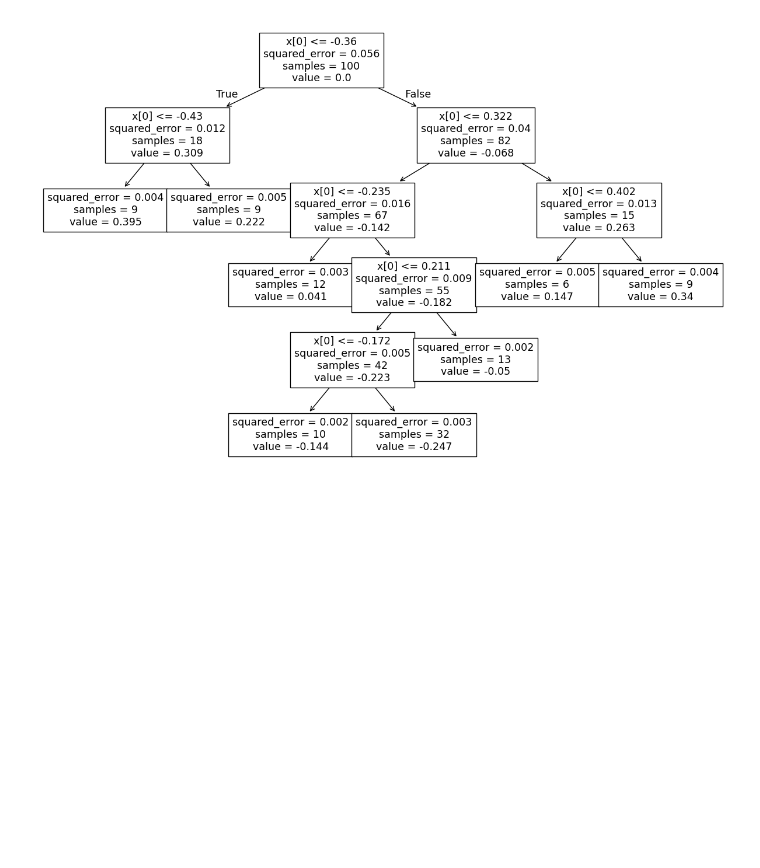
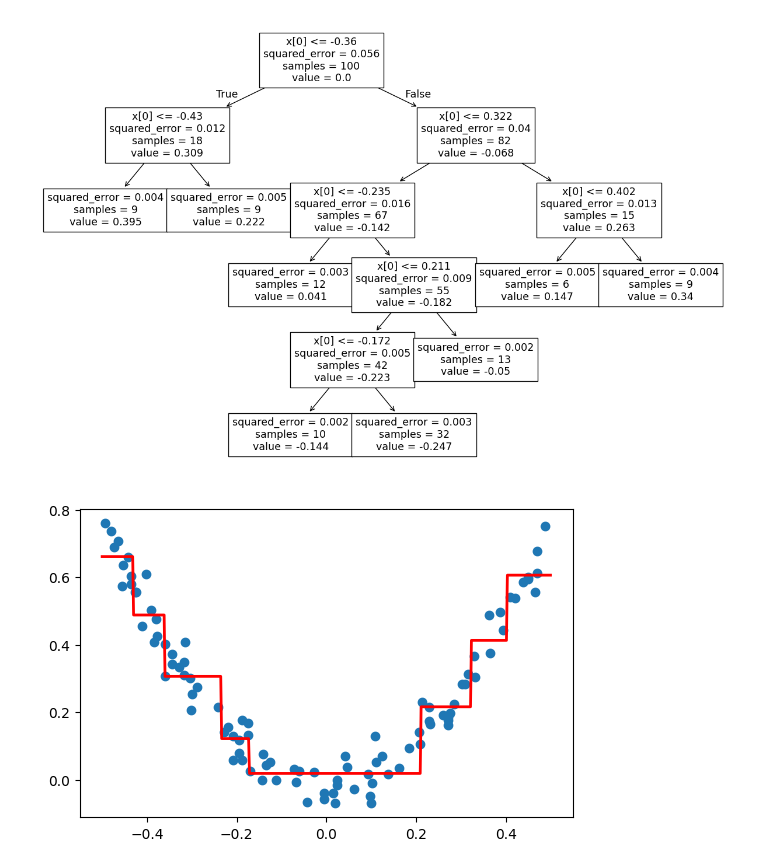
Before and after one commit to ahmedfakhar747/machine-learning-notebooks, a Jupyter notebook: 51_Gradient_Boosting_Intuition_and_Code.ipynb, the cells around one changed output. Saved outputs shown, nothing was run; the diff lists cells and outputs as text; code cells hidden in the pictures; blank space fills up the shorter version.

```diff
--- a/51_Gradient_Boosting_Intuition_and_Code.ipynb
+++ b/51_Gradient_Boosting_Intuition_and_Code.ipynb
@@ -98,3 +102,13 @@ plt.show()
 [figure]
 # %%
 X_test = np.linspace(-0.5, 0.5, 500)
+# %%
+y_pred = 0.265458 + tree1.predict(X_test.reshape(500, 1))
+# %%
+plt.figure(figsize=(14,4))
+plt.subplot(121)
+plt.plot(X_test, y_pred, linewidth=2,color='red')
+plt.scatter(df['X'],df['y'])
+plt.show()
+# %% [output]
+[figure, added]
```
Also changed, not shown: parts of 14 cells of this notebook.
